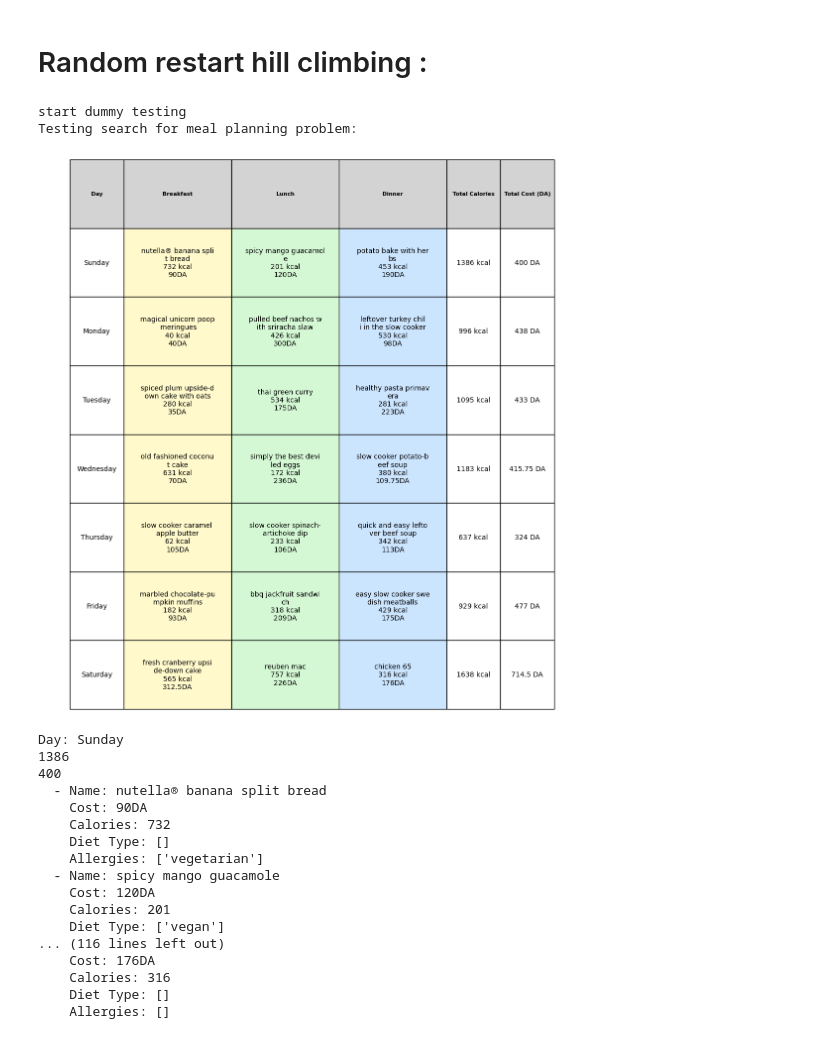
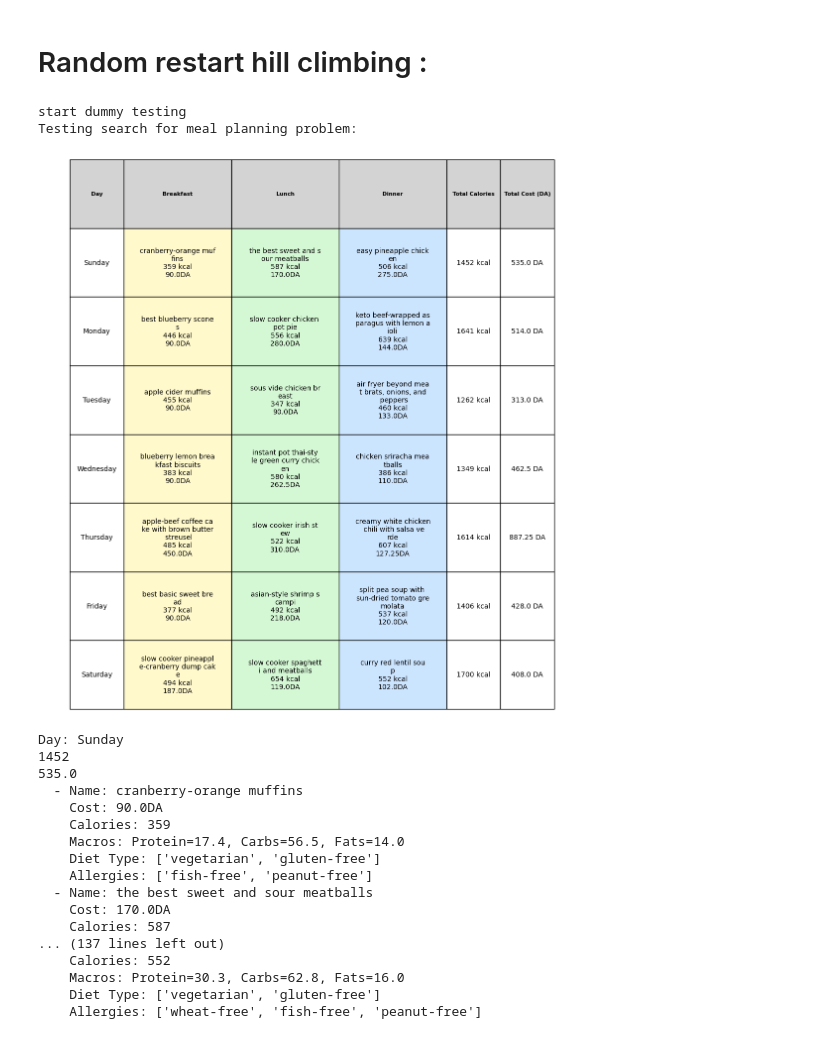
Before and after one commit to chaima-99/NutriDzair, a Jupyter notebook: Projectalpha.ipynb, the cells around one changed output. Drawn from its saved outputs; the diff is of its cells as text; code cells hidden in the pictures.

```diff
--- a/Projectalpha.ipynb
+++ b/Projectalpha.ipynb
@@ -765,7 +904,7 @@ def generate_random_initial_state():
 # %% [markdown]
 # Random restart hill climbing :
 # %%
-def random_restart_hill_climbing(problem_instance, num_restarts=1000, base_strategy="steepest"):
+def random_restart_hill_climbing(problem_instance, num_restarts=10000, base_strategy="steepest"):
     """
     Performs hill climbing multiple times with random restarts to overcome local optima.
 
@@ -942,14 +1081,16 @@ def toy_test_search(strategy):
 
 	# Define the goal state: target calories and cost for the week
 	goal_state = {
-		'cal': 2000,  # Average 1200 calories per day
-		'calories_margin': 200,  # Acceptable margin of error
-		'proteins_margin': 200,  # Acceptable margin of error
-		'carbs_margin': 200,  # Acceptable margin of error
-		'fats_margin': 200,  # Acceptable margin of error
-		'cost': 500,  # Weekly food budget
-		'cost_margin': 1,  # Acceptable margin of error
-		'avg_rating': 4.0
+		'cal'  : 1900,
+		'fats' : 35,
+		'prot' : 75,
+		'carbs': 75,
+		'cost' : 2000,
+		"calories_margin"  : 0.008,
+		"prot_margin"  : 0.001,
+		"carbs_margin"  : 0.001,
+		"fats_margin"  : 0.001,
+		"cost_margin"  : 0.001
 	}
 
 	# Create the problem instance
@@ -1027,48 +1168,49 @@ if __name__ == "__main__":
 			cell.set_facecolor("#d3d3d3")
 		elif col == 1:
 			cell.set_facecolor("#fff9cc")  # Breakfast - light yellow
 		elif col == 2:
 			cell.set_facecolor("#d4f7d4")  # Lunch - light green
 		elif col == 3:
 			cell.set_facecolor("#cce5ff")  # Dinner - light blue
 
 	# # Bold headers
 	# for (row, col), cell in table.get_celld().items():
 	# 	if row == 0:
 	# 		cell.set_text_props(weight='bold')
 
 	#plt.title("Weekly Meal Plan Summary", fontsize=14, weight='bold')
 	plt.tight_layout()
 	plt.show()
 
 	for day in result['days']:
 		print(f"\nDay: {day['day']}")
 		print(day['totalCalories'])
 		print(day['totalCost'])
 		for meal in day['meals']:
 			print(f"  - Name: {meal['name']}")
 			print(f"    Cost: {meal['cost']}")
 			print(f"    Calories: {meal['calories']}")
+			print(f"    Macros: Protein={meal['macros']['protein']}, Carbs={meal['macros']['carbs']}, Fats={meal['macros']['fats']}")
 			print(f"    Diet Type: {meal['tags'][:len(meal['tags'])//2]}")  # diet_type
 			print(f"    Allergies: {meal['tags'][len(meal['tags'])//2:]}")  # allergies
 # %% [output]
 start dummy testing
 Testing search for meal planning problem:
-[figure, old version]
+[figure, new version]
 Day: Sunday
-1386
-400
-  - Name: nutella® banana split bread
-    Cost: 90DA
-    Calories: 732
-    Diet Type: []
-    Allergies: ['vegetarian']
-  - Name: spicy mango guacamole
-    Cost: 120DA
-    Calories: 201
-    Diet Type: ['vegan']
-... (116 lines left out)
-    Cost: 176DA
-    Calories: 316
-    Diet Type: []
-    Allergies: []
+1452
+535.0
+  - Name: cranberry-orange muffins
+    Cost: 90.0DA
+    Calories: 359
+    Macros: Protein=17.4, Carbs=56.5, Fats=14.0
+    Diet Type: ['vegetarian', 'gluten-free']
+    Allergies: ['fish-free', 'peanut-free']
+  - Name: the best sweet and sour meatballs
+    Cost: 170.0DA
+    Calories: 587
+... (137 lines left out)
+    Calories: 552
+    Macros: Protein=30.3, Carbs=62.8, Fats=16.0
+    Diet Type: ['vegetarian', 'gluten-free']
+    Allergies: ['wheat-free', 'fish-free', 'peanut-free']
```
Also changed, not shown: parts of 5 cells of this notebook, 4 other files.
